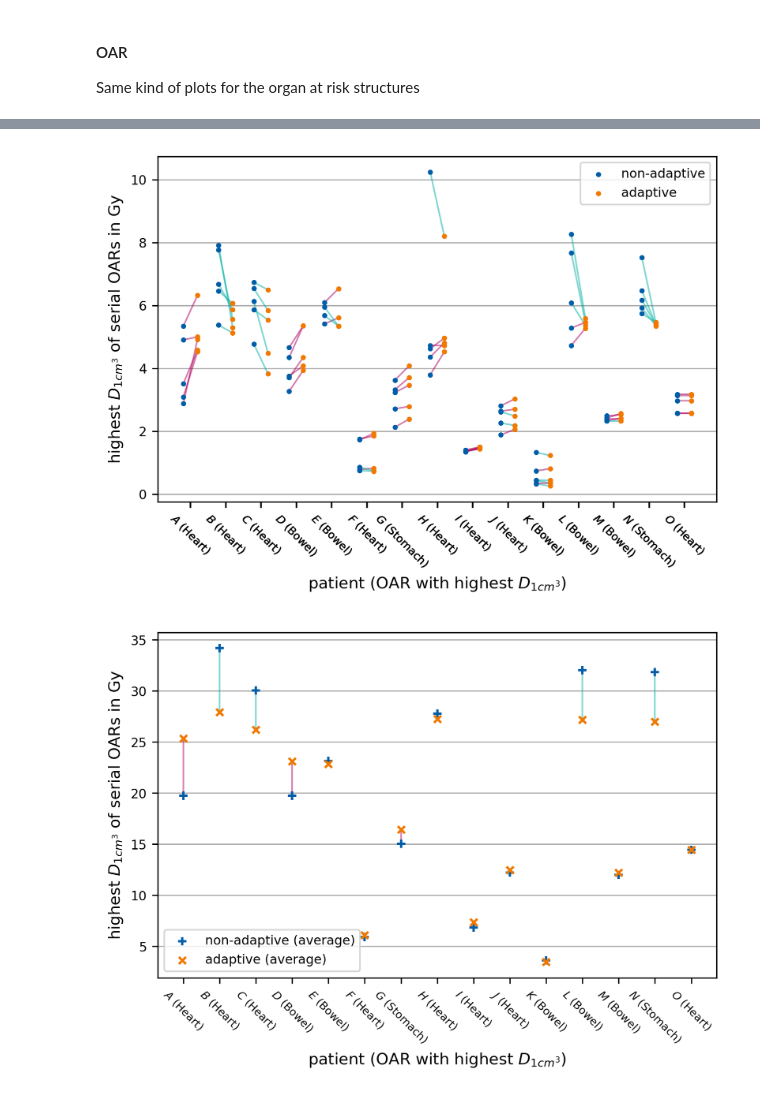
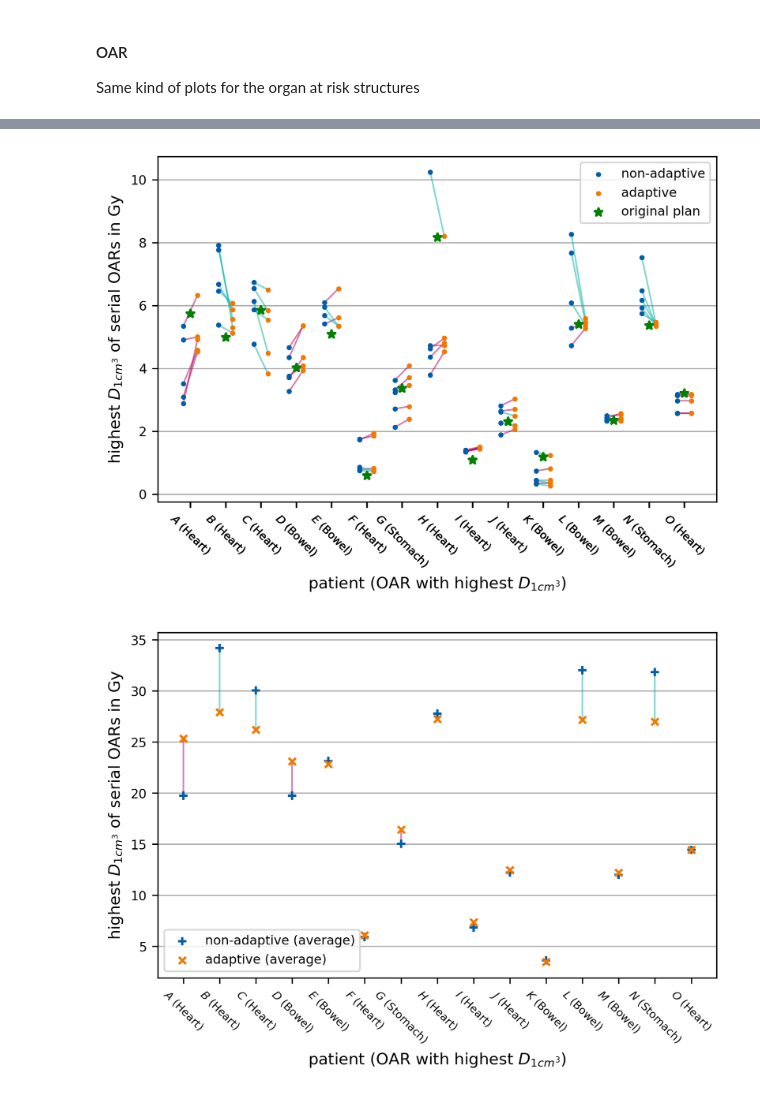
Before and after one commit to rmnldwg/liver-smart, a Jupyter notebook: analysis_public.ipynb, the cells around one changed output, grey strips where cells are left out. Saved outputs shown, nothing was run; the diff lists cells and outputs as text; code cells hidden in the pictures.

Commit message:
added original markers to one plot

```diff
--- a/analysis_public.ipynb
+++ b/analysis_public.ipynb
@@ -260,36 +257,37 @@ for i,s in enumerate(structures):
 # %% [output]
 [figure]
 # %%
-ori = data.loc[(data["type"]=="original") & (data["structure"]=="max") & (data["metric"]=="D1CC"), "value"].values
+ori = data.loc[(data["type"]=="original") & (data["structure"]=="max") & (data["metric"]=="D1CC"), "value"].to_numpy()
+frac = data.loc[(data["type"]=="original") & (data["structure"]=="max") & (data["metric"]=="D1CC"), "fraction_num"].to_numpy()
 
 x, y, c = con_vs_art(data, metric="D1CC", structure="max")
 uni_c = np.asarray(list(set(c)))
 
 fig, ax = plt.subplots(figsize=(6.3, 4))
 
 ax.scatter(5*c, x, color=usz_blue, s=5, marker='o', lw=1, zorder=3, label="non-adaptive")
 ax.scatter(5*c+2, y, color=usz_orange, s=5, marker='o', lw=1, zorder=3, label="adaptive")
-# ax.scatter(5*uni_c+1, ori, color='g', s=25, marker='*', lw=1.5, zorder=3, label="original plan")
+ax.scatter(5*uni_c+1, ori / frac, color='g', s=25, marker='*', lw=1.5, zorder=3, label="original plan")
 
 for i in range(len(x)):
     if x[i] <= y[i]:
         ax.plot([5*c[i], 5*c[i]+2], [x[i], y[i]], color=usz_red, lw=1, alpha=0.5)
     else:
         ax.plot([5*c[i], 5*c[i]+2], [x[i], y[i]], color=usz_green, lw=1, alpha=0.5)
 
 ax.grid(axis='y')
 ax.set_xlabel(r"patient (OAR with highest $D_{1cm^3}$)", fontsize=10)
 ax.set_ylabel(r"highest $D_{1cm^3}$ of serial OARs in Gy", fontsize=10)
 ax.legend(fontsize=8)
 ax.tick_params(labelsize=8)
 
 ticklabels = [f"{letters[c[i]]} ({distances['organ'].to_numpy()[c[i]]})" for i in range(len(c))]
 plt.xticks(5*c+1, labels=ticklabels, rotation=-45, fontsize="x-small");
 
 plt.savefig(plot_path/"maxdose_all_scans.png", bbox_inches="tight", dpi=300)
 plt.savefig(plot_path/"maxdose_all_scans.svg", bbox_inches="tight")
 # %% [output]
-[figure, old version]
+[figure, new version]
 # %%
 x_raw, y_raw, c = con_vs_art(data, metric="D1CC", structure="max")
 uni_c = np.asarray(list(set(c)))
```
Also changed, not shown: parts of 2 cells of this notebook, 2 other files.
